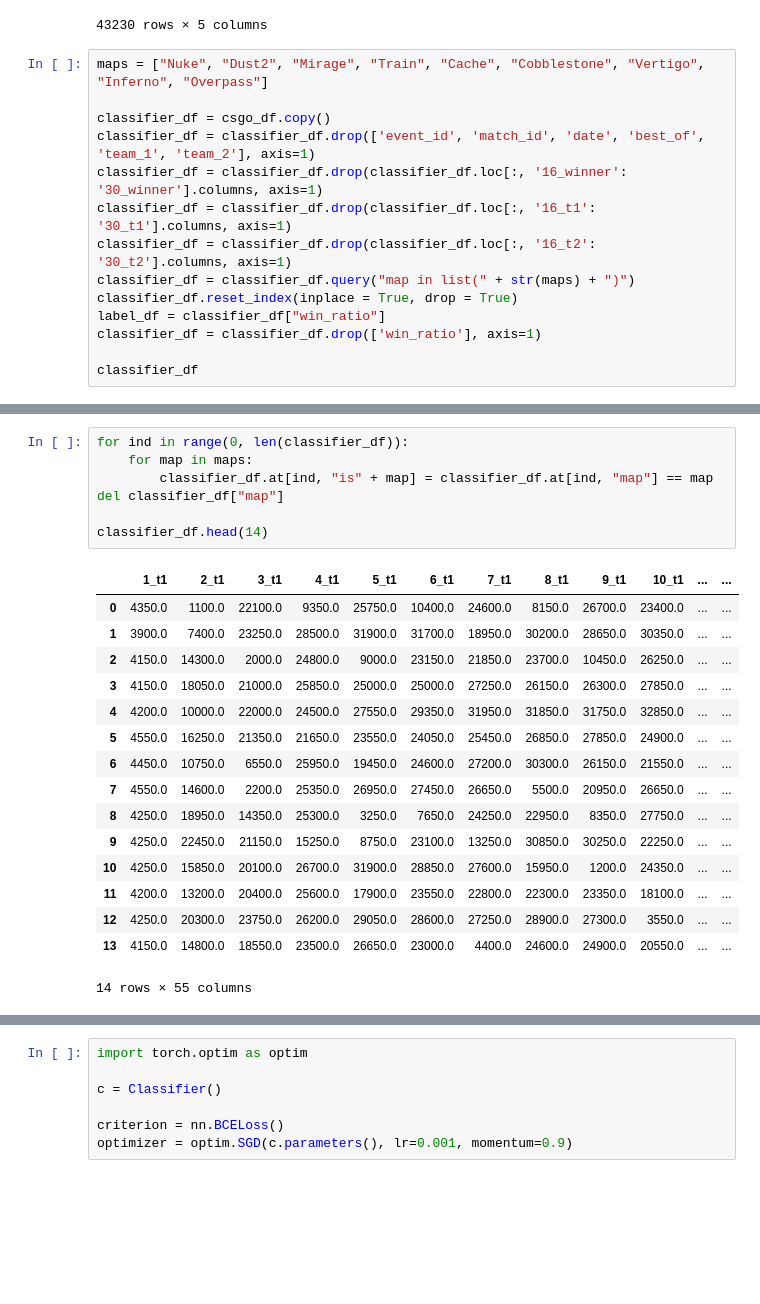
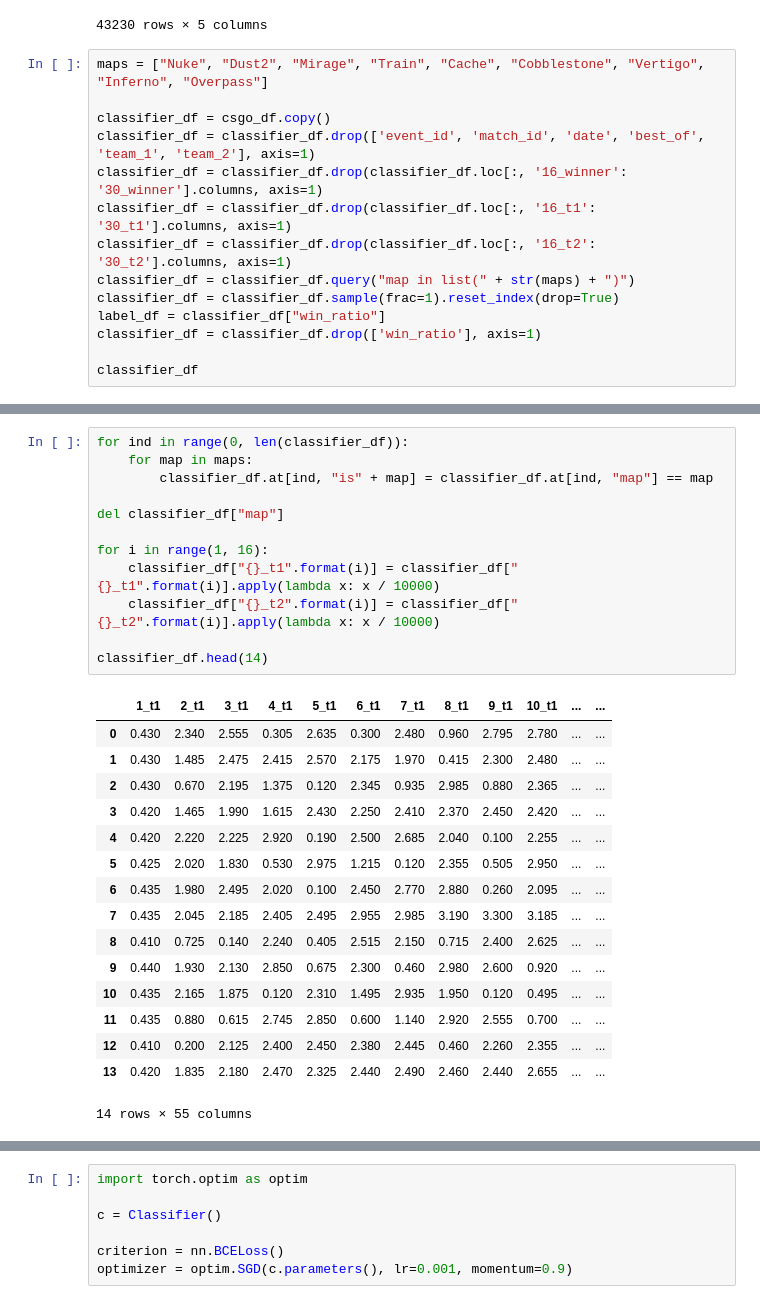
Before and after one commit to wilgaboury/cmsc320-final, a Jupyter notebook: final_project.ipynb, the cells around one changed output, grey strips where cells are left out. Saved outputs shown, nothing was run; the diff lists cells and outputs as text; blank space fills up the shorter version.

Commit message:
Finished classifier

```diff
--- a/final_project.ipynb
+++ b/final_project.ipynb
@@ -56,7 +56,7 @@ classifier_df = classifier_df.drop(classifier_df.loc[:, '16_winner': '30_winner'
 classifier_df = classifier_df.drop(classifier_df.loc[:, '16_t1': '30_t1'].columns, axis=1)
 classifier_df = classifier_df.drop(classifier_df.loc[:, '16_t2': '30_t2'].columns, axis=1)
 classifier_df = classifier_df.query("map in list(" + str(maps) + ")")
-classifier_df.reset_index(inplace = True, drop = True)
+classifier_df = classifier_df.sample(frac=1).reset_index(drop=True)
 label_df = classifier_df["win_ratio"]
 classifier_df = classifier_df.drop(['win_ratio'], axis=1)
 
@@ -78,26 +78,31 @@ classifier_df
 # %%
 for ind in range(0, len(classifier_df)):
     for map in maps:
         classifier_df.at[ind, "is" + map] = classifier_df.at[ind, "map"] == map
+
 del classifier_df["map"]
 
+for i in range(1, 16):
+    classifier_df["{}_t1".format(i)] = classifier_df["{}_t1".format(i)].apply(lambda x: x / 10000)
+    classifier_df["{}_t2".format(i)] = classifier_df["{}_t2".format(i)].apply(lambda x: x / 10000)
+
 classifier_df.head(14)
 # %% [output]
 |  | 1_t1 | 2_t1 | 3_t1 | 4_t1 | 5_t1 | 6_t1 | 7_t1 | 8_t1 | 9_t1 | 10_t1 | ... | ... |
-| 0 | 4350.0 | 1100.0 | 22100.0 | 9350.0 | 25750.0 | 10400.0 | 24600.0 | 8150.0 | 26700.0 | 23400.0 | ... | ... |
-| 1 | 3900.0 | 7400.0 | 23250.0 | 28500.0 | 31900.0 | 31700.0 | 18950.0 | 30200.0 | 28650.0 | 30350.0 | ... | ... |
-| 2 | 4150.0 | 14300.0 | 2000.0 | 24800.0 | 9000.0 | 23150.0 | 21850.0 | 23700.0 | 10450.0 | 26250.0 | ... | ... |
-| 3 | 4150.0 | 18050.0 | 21000.0 | 25850.0 | 25000.0 | 25000.0 | 27250.0 | 26150.0 | 26300.0 | 27850.0 | ... | ... |
-| 4 | 4200.0 | 10000.0 | 22000.0 | 24500.0 | 27550.0 | 29350.0 | 31950.0 | 31850.0 | 31750.0 | 32850.0 | ... | ... |
-| 5 | 4550.0 | 16250.0 | 21350.0 | 21650.0 | 23550.0 | 24050.0 | 25450.0 | 26850.0 | 27850.0 | 24900.0 | ... | ... |
-| 6 | 4450.0 | 10750.0 | 6550.0 | 25950.0 | 19450.0 | 24600.0 | 27200.0 | 30300.0 | 26150.0 | 21550.0 | ... | ... |
-| 7 | 4550.0 | 14600.0 | 2200.0 | 25350.0 | 26950.0 | 27450.0 | 26650.0 | 5500.0 | 20950.0 | 26650.0 | ... | ... |
-| 8 | 4250.0 | 18950.0 | 14350.0 | 25300.0 | 3250.0 | 7650.0 | 24250.0 | 22950.0 | 8350.0 | 27750.0 | ... | ... |
-| 9 | 4250.0 | 22450.0 | 21150.0 | 15250.0 | 8750.0 | 23100.0 | 13250.0 | 30850.0 | 30250.0 | 22250.0 | ... | ... |
-| 10 | 4250.0 | 15850.0 | 20100.0 | 26700.0 | 31900.0 | 28850.0 | 27600.0 | 15950.0 | 1200.0 | 24350.0 | ... | ... |
-| 11 | 4200.0 | 13200.0 | 20400.0 | 25600.0 | 17900.0 | 23550.0 | 22800.0 | 22300.0 | 23350.0 | 18100.0 | ... | ... |
-| 12 | 4250.0 | 20300.0 | 23750.0 | 26200.0 | 29050.0 | 28600.0 | 27250.0 | 28900.0 | 27300.0 | 3550.0 | ... | ... |
-| 13 | 4150.0 | 14800.0 | 18550.0 | 23500.0 | 26650.0 | 23000.0 | 4400.0 | 24600.0 | 24900.0 | 20550.0 | ... | ... |
+| 0 | 0.430 | 2.340 | 2.555 | 0.305 | 2.635 | 0.300 | 2.480 | 0.960 | 2.795 | 2.780 | ... | ... |
+| 1 | 0.430 | 1.485 | 2.475 | 2.415 | 2.570 | 2.175 | 1.970 | 0.415 | 2.300 | 2.480 | ... | ... |
+| 2 | 0.430 | 0.670 | 2.195 | 1.375 | 0.120 | 2.345 | 0.935 | 2.985 | 0.880 | 2.365 | ... | ... |
+| 3 | 0.420 | 1.465 | 1.990 | 1.615 | 2.430 | 2.250 | 2.410 | 2.370 | 2.450 | 2.420 | ... | ... |
+| 4 | 0.420 | 2.220 | 2.225 | 2.920 | 0.190 | 2.500 | 2.685 | 2.040 | 0.100 | 2.255 | ... | ... |
+| 5 | 0.425 | 2.020 | 1.830 | 0.530 | 2.975 | 1.215 | 0.120 | 2.355 | 0.505 | 2.950 | ... | ... |
+| 6 | 0.435 | 1.980 | 2.495 | 2.020 | 0.100 | 2.450 | 2.770 | 2.880 | 0.260 | 2.095 | ... | ... |
+| 7 | 0.435 | 2.045 | 2.185 | 2.405 | 2.495 | 2.955 | 2.985 | 3.190 | 3.300 | 3.185 | ... | ... |
+| 8 | 0.410 | 0.725 | 0.140 | 2.240 | 0.405 | 2.515 | 2.150 | 0.715 | 2.400 | 2.625 | ... | ... |
+| 9 | 0.440 | 1.930 | 2.130 | 2.850 | 0.675 | 2.300 | 0.460 | 2.980 | 2.600 | 0.920 | ... | ... |
+| 10 | 0.435 | 2.165 | 1.875 | 0.120 | 2.310 | 1.495 | 2.935 | 1.950 | 0.120 | 0.495 | ... | ... |
+| 11 | 0.435 | 0.880 | 0.615 | 2.745 | 2.850 | 0.600 | 1.140 | 2.920 | 2.555 | 0.700 | ... | ... |
+| 12 | 0.410 | 0.200 | 2.125 | 2.400 | 2.450 | 2.380 | 2.445 | 0.460 | 2.260 | 2.355 | ... | ... |
+| 13 | 0.420 | 1.835 | 2.180 | 2.470 | 2.325 | 2.440 | 2.490 | 2.460 | 2.440 | 2.655 | ... | ... |
 14 rows × 55 columns
 # %%
 import torch
```
Also changed, not shown: parts of 6 cells of this notebook.
